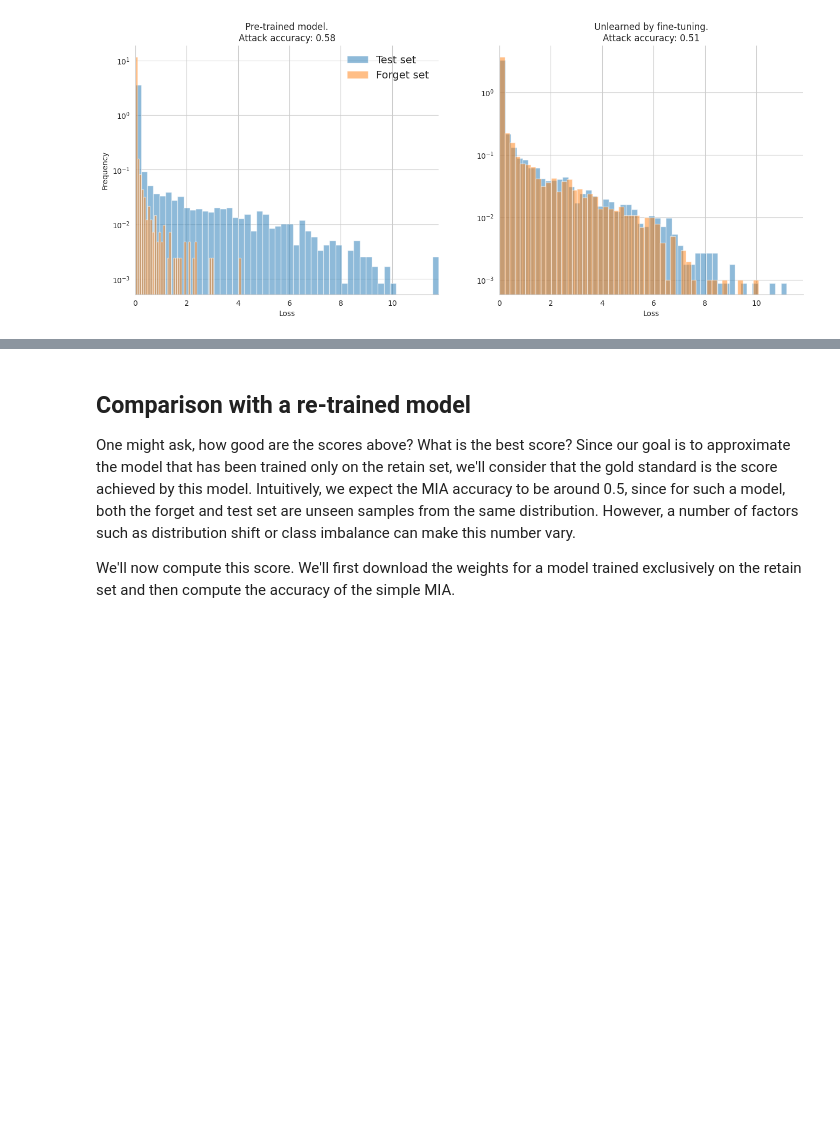
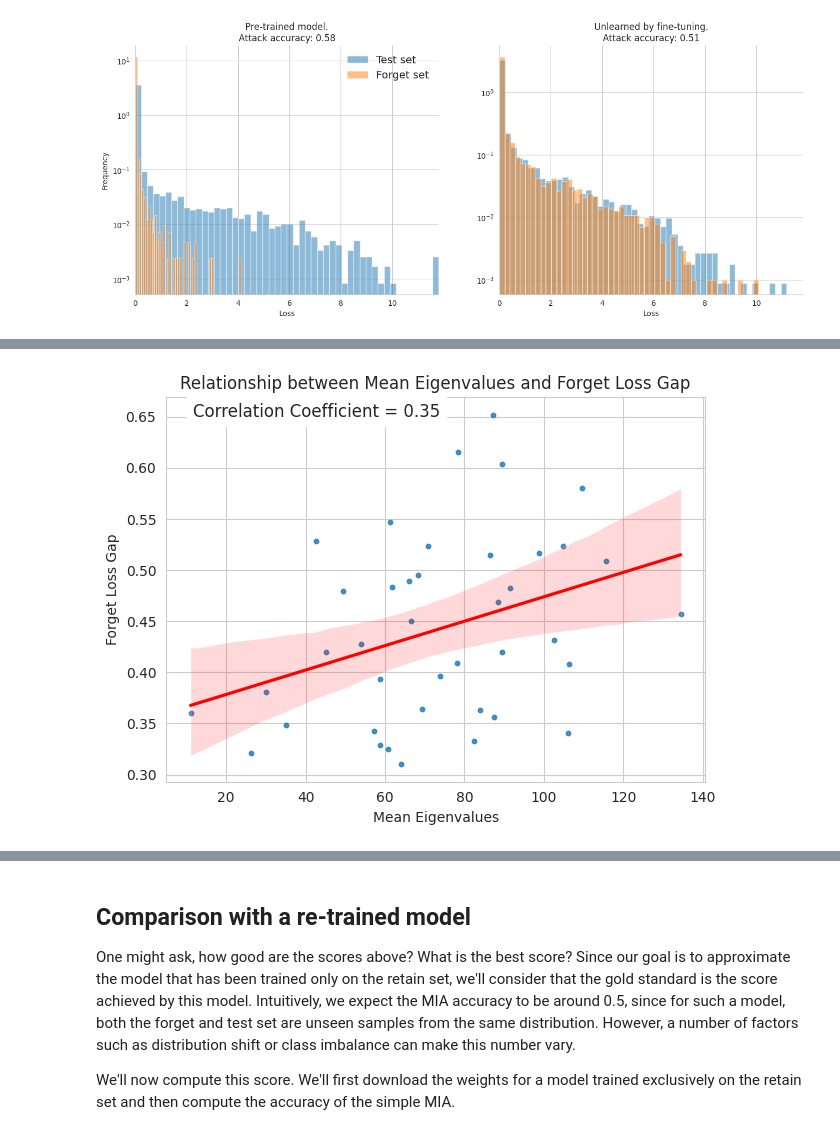
Before and after one commit to THANNAGA/PyHessian, a Jupyter notebook: hessian_permutation_unlearning-CIFAR10.ipynb, the cells around one changed output, grey strips where cells are left out. Drawn from its saved outputs; the diff is of its cells as text; code cells hidden in the pictures; blank space fills up the shorter version.

```diff
--- a/hessian_permutation_unlearning-CIFAR10.ipynb
+++ b/hessian_permutation_unlearning-CIFAR10.ipynb
@@ -400,8 +400,8 @@ def compute_mean_eigenvalues(model, criterion, sample, n=5):
     print (top_eigenvalues[0])
     top_eigenvalues = np.array(top_eigenvalues[0])
 
-    # Compute the mean across all eigenvalues
-    mean_eigenvalue = np.mean(np.abs(top_eigenvalues))
+    # Compute the mean across eigenvalues
+    mean_eigenvalue = np.mean(top_eigenvalues)
 
     return mean_eigenvalue
 
@@ -425,7 +425,7 @@ for sample in tqdm(forget_loader, desc="Computing metrics"):
     unlearned_loss = compute_loss(ft_model, sample)
 
     # Eigenvalues
-    mean_eigenvalue = compute_mean_eigenvalues(model, criterion, sample)
+    mean_eigenvalue = compute_mean_eigenvalues(model, criterion, sample, n=10)
 
     # Append to lists
     original_forget_losses.append(original_loss)
@@ -433,8 +433,8 @@ for sample in tqdm(forget_loader, desc="Computing metrics"):
     mean_eigenvalues.append(mean_eigenvalue)
 
 # Compute the gaps and correlation
-forget_losses_gaps = np.array(original_forget_losses) - np.array(unlearned_forget_losses)
+forget_losses_gaps = np.array(unlearned_forget_losses) - np.array(original_forget_losses)
 correlation_coefficient = np.corrcoef(mean_eigenvalues, forget_losses_gaps)[0, 1]
 
-print(f"Correlation Coefficient between mean absolute eigenvalues and forget losses gaps: {correlation_coefficient:.4f}")
+print(f"Correlation Coefficient between mean eigenvalues and forget losses gaps: {correlation_coefficient:.4f}")
 # %% [output]
@@ -453 +453,19 @@ print(f"Correlation Coefficient between mean absolute eigenvalues and forget los
 ... (28 outputs left out)
+# %%
+# Scatter plot with regression line
+plot = sns.regplot(x=mean_eigenvalues, y=forget_losses_gaps, scatter_kws={'s': 10}, ci=95, line_kws={"color": "red"})
+plot.set_title('Relationship between Mean Eigenvalues and Forget Loss Gap')
+plot.set_xlabel('Mean Eigenvalues')
+plot.set_ylabel('Forget Loss Gap')
+
+# Compute the Pearson correlation coefficient
+correlation_coefficient, _ = pearsonr(mean_eigenvalues, forget_losses_gaps)
+
+# Annotate with correlation coefficient
+plot.annotate(f"Correlation Coefficient = {correlation_coefficient:.2f}", xy=(0.05, 0.95), xycoords='axes fraction', fontsize=12, backgroundcolor="white")
+
+
+plt.tight_layout()
+plt.show()
+# %% [output]
+[figure, added]
```
Also changed, not shown: parts of 2 cells of this notebook.
